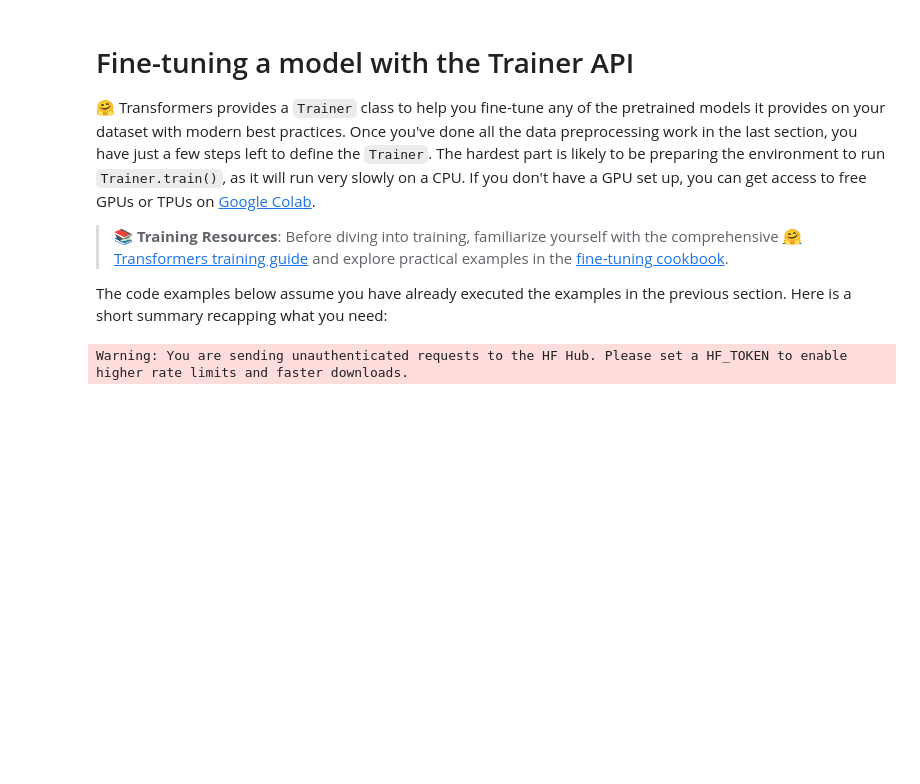
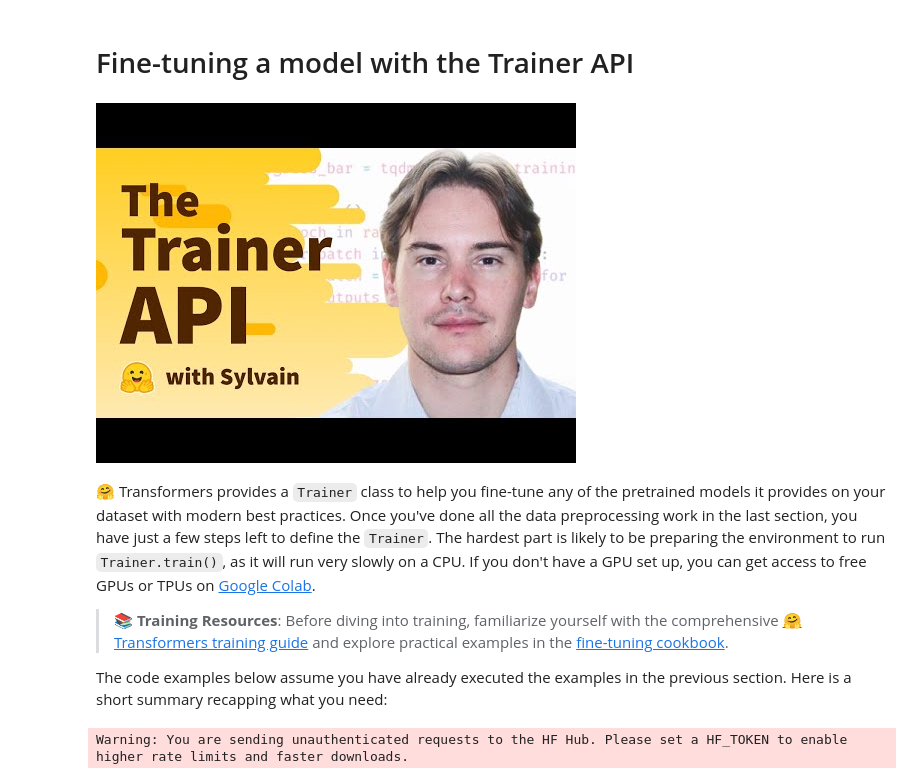
Before and after one commit to tankgauravgt/huggingface-llm-course, a Jupyter notebook: 03-fine-tuning-a-pretrained-model/03-fine-tuning-a-model-with-the-trainer-api.ipynb, the cells around one changed output. Saved outputs shown, nothing was run; the diff lists cells and outputs as text; code cells hidden in the pictures; blank space fills up the shorter version.

```diff
--- a/03-fine-tuning-a-pretrained-model/03-fine-tuning-a-model-with-the-trainer-api.ipynb
+++ b/03-fine-tuning-a-pretrained-model/03-fine-tuning-a-model-with-the-trainer-api.ipynb
@@ -1,6 +1,12 @@
+# %% [markdown]
+# Fine-tuning a model with the Trainer API
+# %%
+from IPython.display import YouTubeVideo
+
+YouTubeVideo("nvBXf7s7vTI", width=800, height=450)
+# %% [output]
+[figure, added]
 # %% [markdown]
-# Fine-tuning a model with the Trainer API
-
 🤗 Transformers provides a `Trainer` class to help you fine-tune any of the pretrained models it provides on your dataset with modern best practices. Once you've done all the data preprocessing work in the last section, you have just a few steps left to define the `Trainer`. The hardest part is likely to be preparing the environment to run `Trainer.train()`, as it will run very slowly on a CPU. If you don't have a GPU set up, you can get access to free GPUs or TPUs on [Google Colab](https://colab.research.google.com/).
 
 > 📚 **Training Resources**: Before diving into training, familiarize yourself with the comprehensive [🤗 Transformers training guide](https://huggingface.co/docs/transformers/main/en/training) and explore practical examples in the [fine-tuning cookbook](https://huggingface.co/learn/cookbook/en/fine_tuning_code_llm_on_single_gpu).
```
Also changed, not shown: 1 other file.
